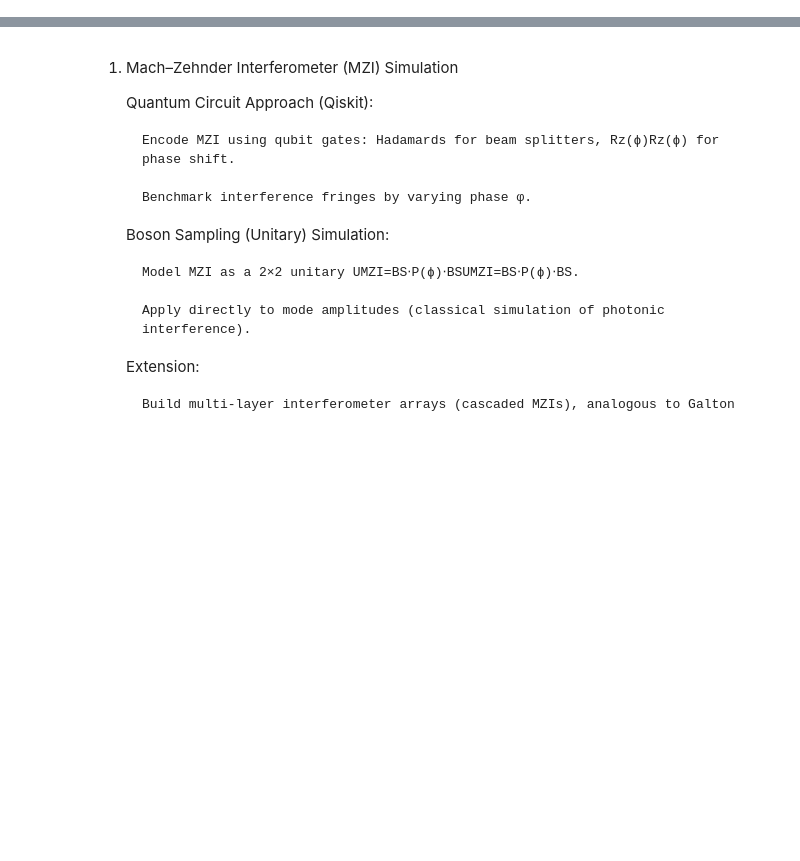
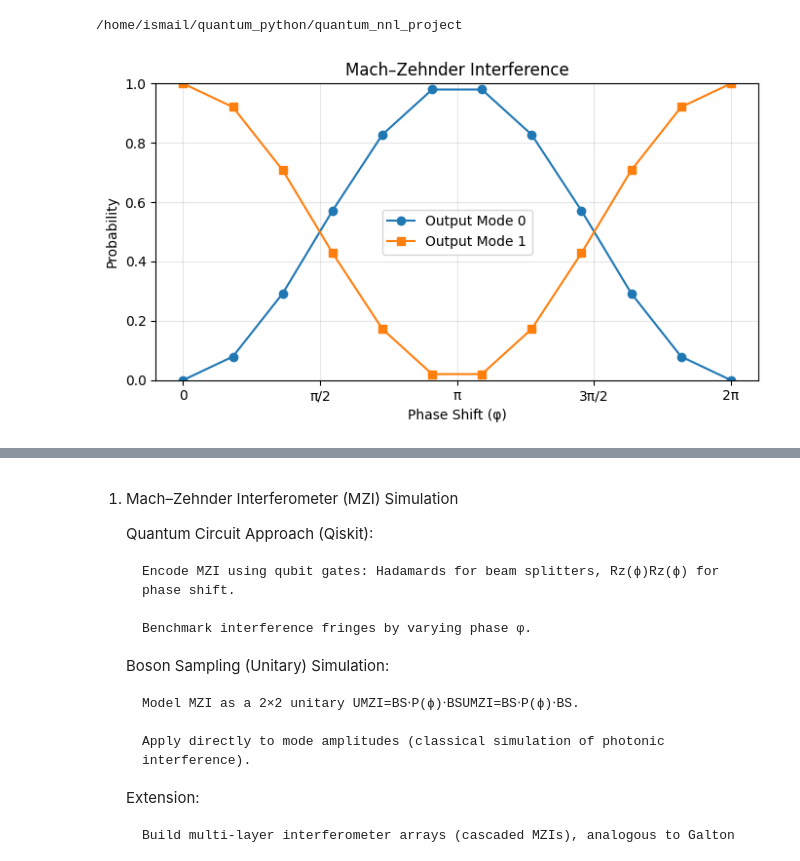
Before and after one commit to ismail-mehmood/quantum_nnl_project, a Jupyter notebook: notebooks/extension/extension.ipynb, the cells around one changed output, grey strips where cells are left out. Drawn from its saved outputs; the diff is of its cells as text; code cells hidden in the pictures; blank space fills up the shorter version.

Commit message:
[ismail] feat(more interferometer progress and plotting)

```diff
--- a/notebooks/extension/extension.ipynb
+++ b/notebooks/extension/extension.ipynb
@@ -0,0 +1,6 @@
+# %%
+import os
+os.chdir("../..")
+print(os.getcwd())
+# %% [output]
+/home/ismail/quantum_python/quantum_nnl_project
@@ -0,0 +11,5 @@
+# %%
+phases, results = mzi(intervals=12)
+plot_mzi_fringe(phases=phases, results=results)
+# %% [output]
+[figure, added]
```
Also changed, not shown: parts of 2 cells of this notebook, 4 other files.
